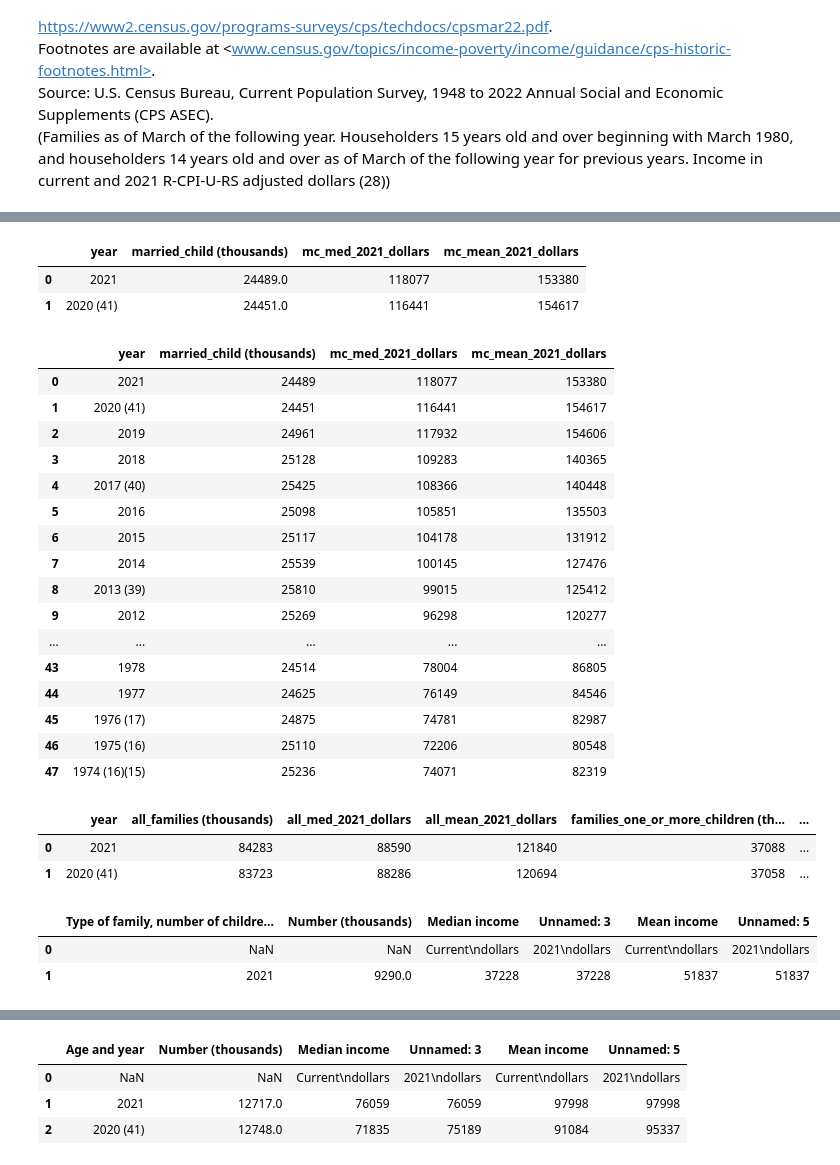
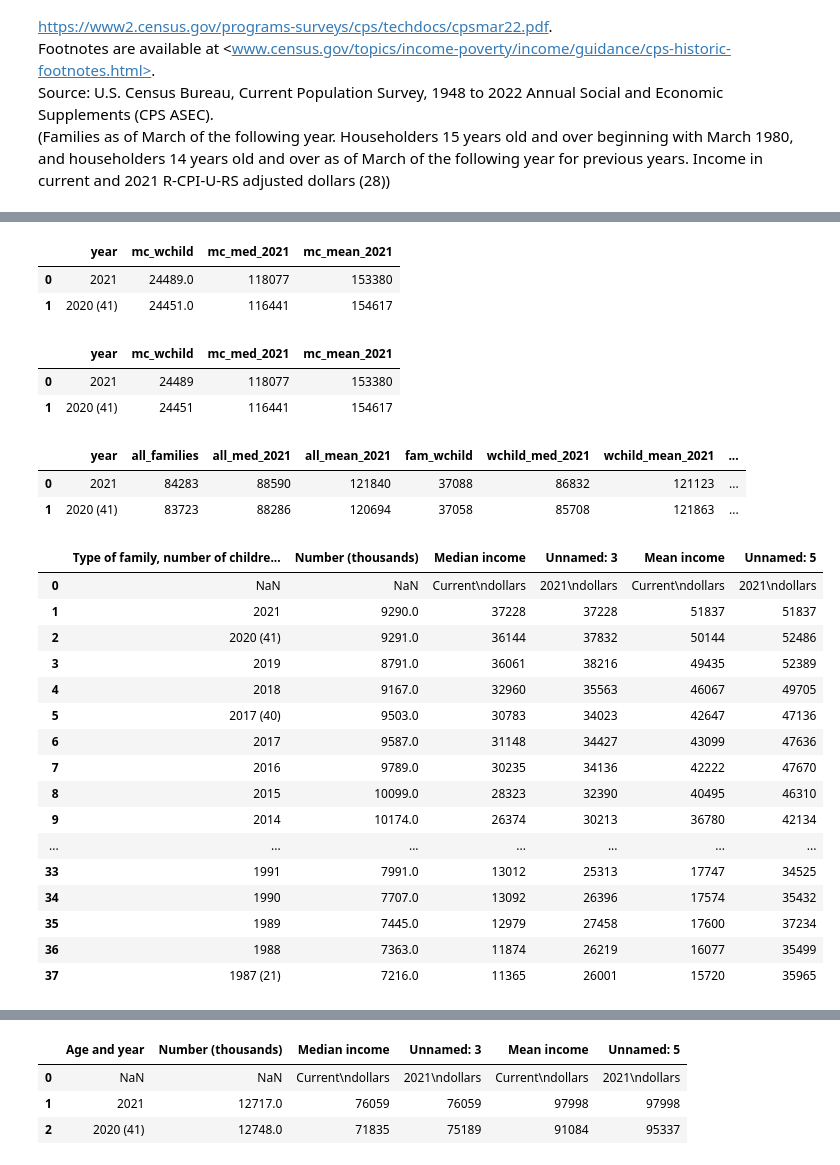
Before and after one commit to SchreinerJS/schreinerj_capstone, a Jupyter notebook: notebooks/f10_f11_cleaned_merged.ipynb, the cells around one changed output, grey strips where cells are left out. Cells and saved outputs as stored; diff of their text form; code cells hidden in the pictures.

```diff
--- a/notebooks/f10_f11_cleaned_merged.ipynb
+++ b/notebooks/f10_f11_cleaned_merged.ipynb
@@ -156,62 +167,62 @@ f10mc_child
 # %%
 #rename columns
-f10mc_child = f10mc_child.rename(columns = {'Type of family, number of children, and year': 'year', 'Number (thousands)': 'married_child (thousands)',
-                            'Unnamed: 3': 'mc_med_2021_dollars', 'Unnamed: 5': 'mc_mean_2021_dollars'})
+f10mc_wchild = f10mc_wchild.rename(columns = {'Type of family, number of children, and year': 'year', 'Number (thousands)': 'mc_wchild',
+                            'Unnamed: 3': 'mc_med_2021', 'Unnamed: 5': 'mc_mean_2021'})
 
 #drop empty columns or columns not needed
-f10mc_child = f10mc_child.drop(['Median income', 'Mean income'], axis=1)
+f10mc_wchild = f10mc_wchild.drop(['Median income', 'Mean income'], axis=1)
 
 #drop prior index rows, drop original rows and keep revised
-f10mc_child = f10mc_child.drop(labels=[0, 6, 11]).reset_index(drop=True)
+f10mc_wchild = f10mc_wchild.drop(labels=[0, 6, 11]).reset_index(drop=True)
 
 #remove extra spaces in column headers
-f10mc_child = f10mc_child.rename(columns=lambda x: x.strip())
+f10mc_wchild = f10mc_wchild.rename(columns=lambda x: x.strip())
 
 # remove extra spaces over all strings
-f10mc_child = f10mc_child.applymap(lambda x: x.strip() if isinstance(x, str) else x)
+f10mc_wchild = f10mc_wchild.applymap(lambda x: x.strip() if isinstance(x, str) else x)
 
-f10mc_child.head(2)
+f10mc_wchild.head(2)
 # %% [output]
-|  | year | married_child (thousands) | mc_med_2021_dollars | mc_mean_2021_dollars |
+|  | year | mc_wchild | mc_med_2021 | mc_mean_2021 |
 | 0 | 2021 | 24489.0 | 118077 | 153380 |
 | 1 | 2020 (41) | 24451.0 | 116441 | 154617 |
 # %%
-f10mc_child = f10mc_child.astype({'year': 'str', 'married_child (thousands)': 'int64'})
-f10mc_child
+f10mc_wchild = f10mc_wchild.astype({'year': 'str', 'mc_wchild': 'int64'})
+f10mc_wchild.head(2)
 # %% [output]
-|  | year | married_child (thousands) | mc_med_2021_dollars | mc_mean_2021_dollars |
+|  | year | mc_wchild | mc_med_2021 | mc_mean_2021 |
 | 0 | 2021 | 24489 | 118077 | 153380 |
 | 1 | 2020 (41) | 24451 | 116441 | 154617 |
-| 2 | 2019 | 24961 | 117932 | 154606 |
-| 3 | 2018 | 25128 | 109283 | 140365 |
-| 4 | 2017 (40) | 25425 | 108366 | 140448 |
-| 5 | 2016 | 25098 | 105851 | 135503 |
-| 6 | 2015 | 25117 | 104178 | 131912 |
-| 7 | 2014 | 25539 | 100145 | 127476 |
-| 8 | 2013 (39) | 25810 | 99015 | 125412 |
-| 9 | 2012 | 25269 | 96298 | 120277 |
-| ... | ... | ... | ... | ... |
-| 43 | 1978 | 24514 | 78004 | 86805 |
-| 44 | 1977 | 24625 | 76149 | 84546 |
-| 45 | 1976 (17) | 24875 | 74781 | 82987 |
-| 46 | 1975 (16) | 25110 | 72206 | 80548 |
-| 47 | 1974 (16)(15) | 25236 | 74071 | 82319 |
 # %%
-f10 = pd.merge(f10, f10mc_child, on = 'year', how = 'left')
+f10 = pd.merge(f10, f10mc_wchild, on = 'year', how = 'left')
 f10.head(2)
 # %% [output]
-|  | year | all_families (thousands) | all_med_2021_dollars | all_mean_2021_dollars | families_one_or_more_children (th... | ... |
-| 0 | 2021 | 84283 | 88590 | 121840 | 37088 | ... |
-| 1 | 2020 (41) | 83723 | 88286 | 120694 | 37058 | ... |
+|  | year | all_families | all_med_2021 | all_mean_2021 | fam_wchild | wchild_med_2021 | wchild_mean_2021 | ... |
+| 0 | 2021 | 84283 | 88590 | 121840 | 37088 | 86832 | 121123 | ... |
+| 1 | 2020 (41) | 83723 | 88286 | 120694 | 37058 | 85708 | 121863 | ... |
 # %%
 #read in female hh, no spouse present, with at least 1 child under 18, through 1974
 f10fhh = pd.read_excel('../data/single_parent/census/historical_income_families/f10ar_mean_med_inc_type_fam_childund18.xlsx',
-                    skiprows=434, nrows=51)
+                    skiprows=434, nrows=38)
 pd.set_option('display.max_rows', None)
-f10fhh.head(2)
+f10fhh
 # %% [output]
 |  | Type of family, number of childre... | Number (thousands) | Median income | Unnamed: 3 | Mean income | Unnamed: 5 |
 | 0 | NaN | NaN | Current\ndollars | 2021\ndollars | Current\ndollars | 2021\ndollars |
 | 1 | 2021 | 9290.0 | 37228 | 37228 | 51837 | 51837 |
+| 2 | 2020 (41) | 9291.0 | 36144 | 37832 | 50144 | 52486 |
+| 3 | 2019 | 8791.0 | 36061 | 38216 | 49435 | 52389 |
+| 4 | 2018 | 9167.0 | 32960 | 35563 | 46067 | 49705 |
+| 5 | 2017 (40) | 9503.0 | 30783 | 34023 | 42647 | 47136 |
+| 6 | 2017 | 9587.0 | 31148 | 34427 | 43099 | 47636 |
+| 7 | 2016 | 9789.0 | 30235 | 34136 | 42222 | 47670 |
+| 8 | 2015 | 10099.0 | 28323 | 32390 | 40495 | 46310 |
+| 9 | 2014 | 10174.0 | 26374 | 30213 | 36780 | 42134 |
+| ... | ... | ... | ... | ... | ... | ... |
+| 33 | 1991 | 7991.0 | 13012 | 25313 | 17747 | 34525 |
+| 34 | 1990 | 7707.0 | 13092 | 26396 | 17574 | 35432 |
+| 35 | 1989 | 7445.0 | 12979 | 27458 | 17600 | 37234 |
+| 36 | 1988 | 7363.0 | 11874 | 26219 | 16077 | 35499 |
+| 37 | 1987 (21) | 7216.0 | 11365 | 26001 | 15720 | 35965 |
 # %%
 #rename columns
```
Also changed, not shown: parts of 42 cells of this notebook, 1 other file.
